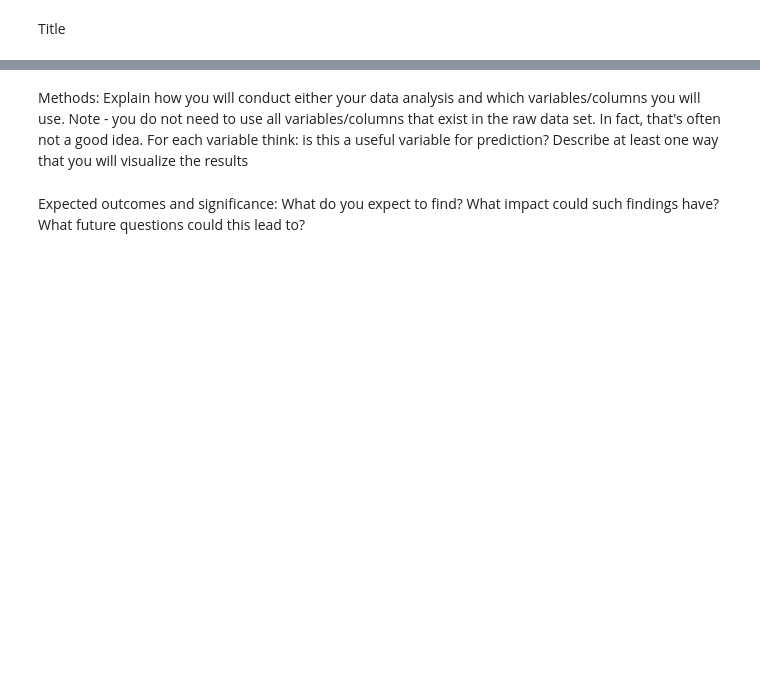
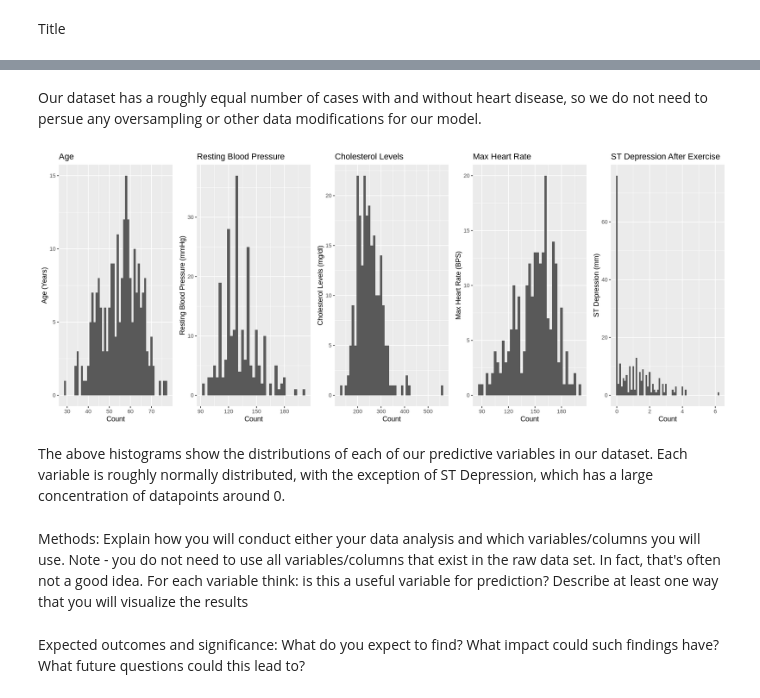
Before and after one commit to rjarvi/dsci_100_group_21, a Jupyter notebook: Group Proposal.ipynb, the cells around one changed output, grey strips where cells are left out. Cells and saved outputs as stored; diff of their text form; code cells hidden in the pictures; blank space fills up the shorter version.

Commit message:
Preliminary exploratory data analysis

```diff
--- a/Group Proposal.ipynb
+++ b/Group Proposal.ipynb
@@ -22,0 +36,19 @@ Using only training data, visualize the data with at least one plot relevant to
+# %%
+# set seed
+set.seed(3456)
+# retrieve data
+dataUrl <- "https://raw.githubusercontent.com/rjarvi/dsci_100_group_21/main/heart%2Bdisease/processed.cleveland.data"
+colNames <- c("age","sex","cp","restingbps","chollevels","fbs","restecg","maxheartrate","exang","stdepress", "slope", "ca", "thal", "diagnosis")
+rawdata <- read.csv(url(dataUrl), header=FALSE, col.names = colNames)
+# %%
+#data cleaning and modification
+heartdf <- rawdata |> select(age, restingbps, chollevels, maxheartrate, stdepress, diagnosis)
+heartdf <- replace(heartdf, heartdf == "?", NA)
+heartdf <- mutate(heartdf, diagnosis = ifelse(diagnosis >= 1, 1, diagnosis))
+heartdf <- heartdf |>
+    mutate(diagnosis = factor(ifelse(diagnosis == 0, "No", "Yes"), levels = c("No", "Yes")))
+
+heart_split <- initial_split(heartdf, prop = 0.75, strata = diagnosis)
+heart_train <- training(heart_split)
+heart_test <- testing(heart_split)
+heart_train_no_class <- select(heart_train, age, restingbps, chollevels, maxheartrate, stdepress)
@@ -23,3 +97,41 @@ Using only training data, visualize the data with at least one plot relevant to
+# %% [markdown]
+Our dataset has a roughly equal number of cases with and without heart disease, so we do not need to persue any oversampling or other data modifications for our model.
+# %%
+ageplot <- ggplot(heart_train, aes(x = age)) +
+    geom_histogram(binwidth = 1) +
+    labs(title = "Age") +
+    xlab("Count") + ylab("Age (Years)")
+
+restingplot <- ggplot(heart_train, aes(x = restingbps)) +
+    geom_histogram(binwidth = 3) +
+    labs(title = "Resting Blood Pressure") +
+    xlab("Count") + ylab("Resting Blood Pressure (mmHg)")
+
+cholesterolplot <- ggplot(heart_train, aes(x = chollevels)) +
+    geom_histogram(binwidth = 10) +
+    labs(title = "Cholesterol Levels") +
+    xlab("Count") + ylab("Cholesterol Levels (mg/dl)")
+
+maxheartplot <- ggplot(heart_train, aes(x = maxheartrate)) +
+    geom_histogram(binwidth = 3) +
+    labs(title = "Max Heart Rate") +
+    xlab("Count") + ylab("Max Heart Rate (BPS)")
+
+stdepressplot <- ggplot(heart_train, aes(x = stdepress)) +
+    geom_histogram(binwidth = 0.1) +
+    labs(title = "ST Depression After Exercise") +
+    xlab("Count") + ylab("ST Depression (mm)")
+
+# plots <- ggplot(heart_train_long, aes(x = value)) +
+#   geom_histogram(binwidth = 5) +
+#   labs(title = "Distributions of Predictive Variables") +
+#   facet_wrap(~name, scales = "free", ncol = 5)
+
+plots <-  grid.arrange(ageplot, restingplot, cholesterolplot, maxheartplot, stdepressplot, ncol = 5)
+# %% [output]
+[figure, added]
+# %% [markdown]
+The above histograms show the distributions of each of our predictive variables in our dataset. Each variable is roughly normally distributed, with the exception of ST Depression, which has a large concentration of datapoints around 0.
 # %% [markdown]
 Methods:
 Explain how you will conduct either your data analysis and which variables/columns you will use. Note - you do not need to use all variables/columns that exist in the raw data set. In fact, that's often not a good idea. For each variable think: is this a useful variable for prediction?
```
Also changed, not shown: parts of 5 cells of this notebook.
